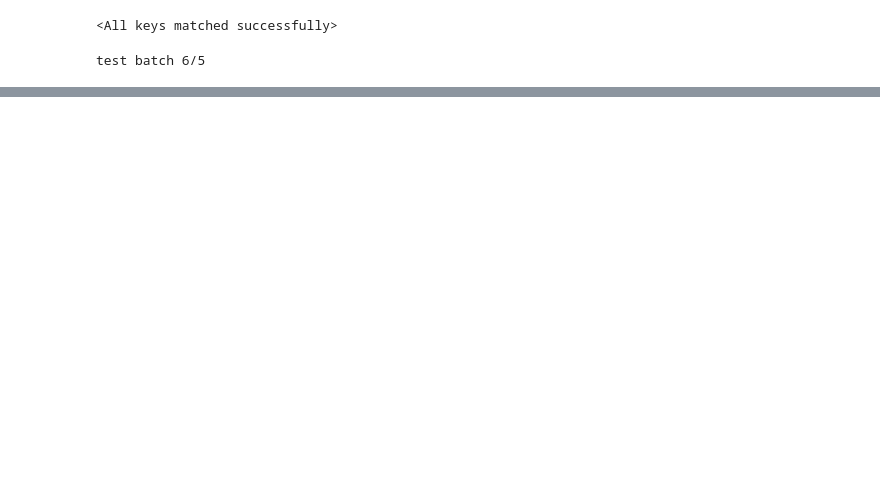
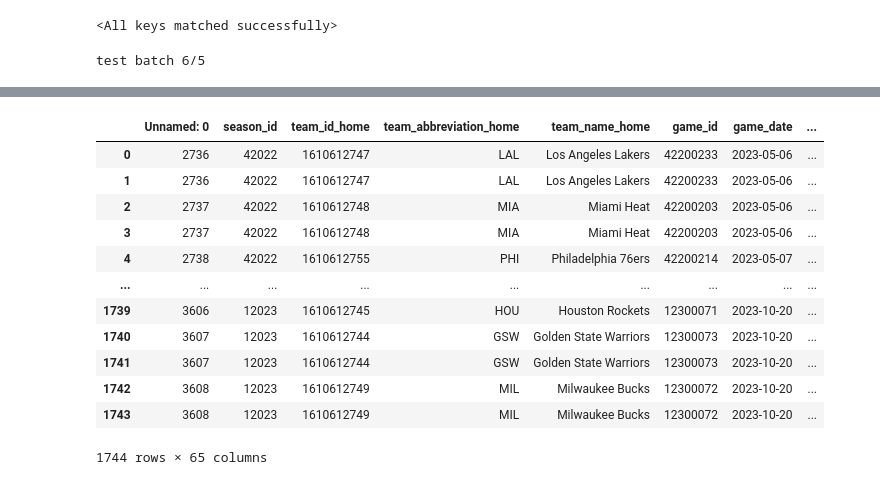
Before and after one commit to UlyssesLin/CPSC5830, a Jupyter notebook: val_model.ipynb, the cells around one changed output, grey strips where cells are left out. Saved outputs shown, nothing was run; the diff lists cells and outputs as text; code cells hidden in the pictures; blank space fills up the shorter version.

```diff
--- a/val_model.ipynb
+++ b/val_model.ipynb
@@ -102,0 +91,6 @@ matches = pd.read_csv('./data/raw/nba/games.csv')
+# %%
+team_dict = team_dict.rename(columns={'Unnamed: 0': 'team_id', '0': 'id'})
+# %%
+matches = pd.merge(matches, team_dict, how='left', left_on='team_id_home', right_on='team_id')
+# %%
+matches = pd.merge(matches, team_dict, how='left', left_on='team_id_away', right_on='team_id')
@@ -118,0 +129,18 @@ matches
+# %%
+match_pred = pd.merge(matches, preds, left_on=['id_x', 'id_y', 'ts'], right_on=['src_id', 'dst_id', 'ts'])
+# %%
+match_pred
+# %% [output]
+|  | Unnamed: 0 | season_id | team_id_home | team_abbreviation_home | team_name_home | game_id | game_date | ... |
+| 0 | 2736 | 42022 | 1610612747 | LAL | Los Angeles Lakers | 42200233 | 2023-05-06 | ... |
+| 1 | 2736 | 42022 | 1610612747 | LAL | Los Angeles Lakers | 42200233 | 2023-05-06 | ... |
+| 2 | 2737 | 42022 | 1610612748 | MIA | Miami Heat | 42200203 | 2023-05-06 | ... |
+| 3 | 2737 | 42022 | 1610612748 | MIA | Miami Heat | 42200203 | 2023-05-06 | ... |
+| 4 | 2738 | 42022 | 1610612755 | PHI | Philadelphia 76ers | 42200214 | 2023-05-07 | ... |
+| ... | ... | ... | ... | ... | ... | ... | ... | ... |
+| 1739 | 3606 | 12023 | 1610612745 | HOU | Houston Rockets | 12300071 | 2023-10-20 | ... |
+| 1740 | 3607 | 12023 | 1610612744 | GSW | Golden State Warriors | 12300073 | 2023-10-20 | ... |
+| 1741 | 3607 | 12023 | 1610612744 | GSW | Golden State Warriors | 12300073 | 2023-10-20 | ... |
+| 1742 | 3608 | 12023 | 1610612749 | MIL | Milwaukee Bucks | 12300072 | 2023-10-20 | ... |
+| 1743 | 3608 | 12023 | 1610612749 | MIL | Milwaukee Bucks | 12300072 | 2023-10-20 | ... |
+1744 rows × 65 columns
```
Also changed, not shown: parts of 17 cells of this notebook.
